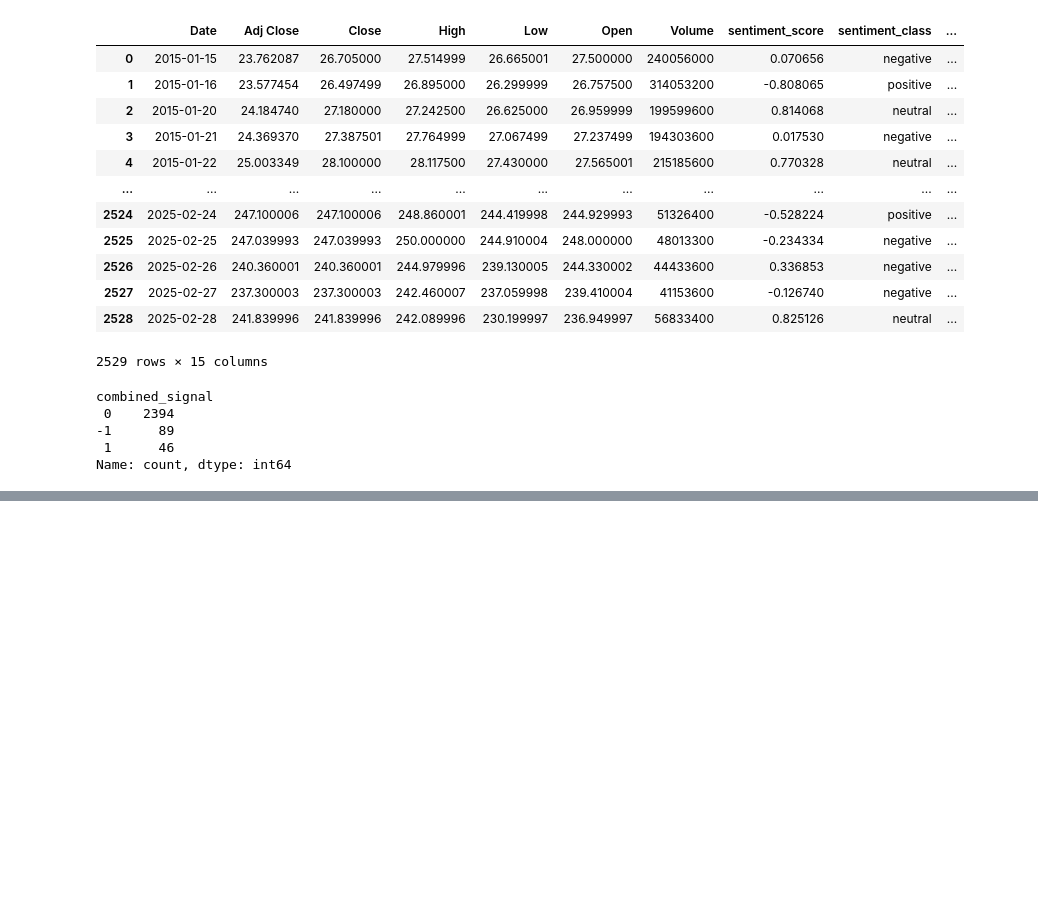
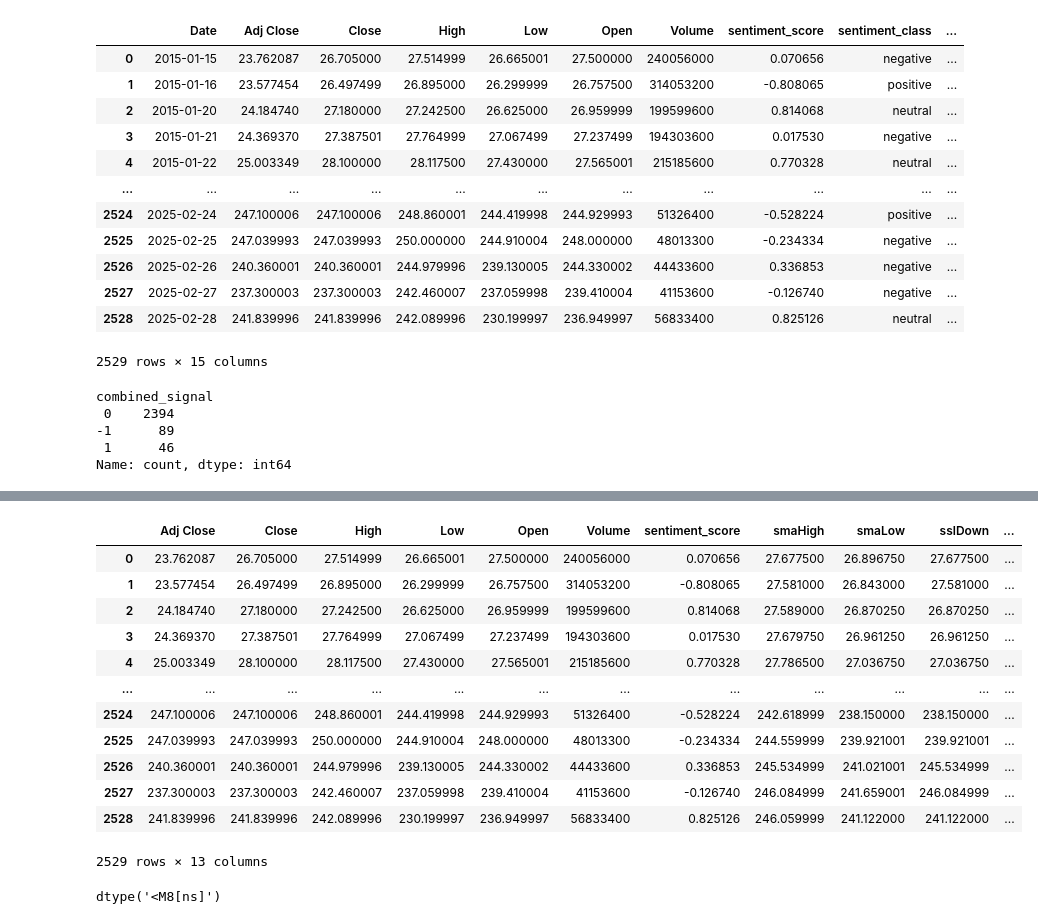
Before and after one commit to SacSresta/Research, a Jupyter notebook: notebook/stage_04_model_development.ipynb, the cells around one changed output, grey strips where cells are left out. Cells and saved outputs as stored; diff of their text form; code cells hidden in the pictures; blank space fills up the shorter version.

```diff
--- a/notebook/stage_04_model_development.ipynb
+++ b/notebook/stage_04_model_development.ipynb
@@ -119,0 +116,21 @@ bt = Backtest(ssl_df, CustomStrategy, cash=100000, commission=0.02)
+# %%
+data= ssl_df[['Adj Close', 'Close', 'High', 'Low', 'Open', 'Volume',
+       'sentiment_score',  'smaHigh', 'smaLow', 'sslDown',
+       'sslUp', 'ssl_signal', 'combined_signal']].copy(
+)
+# %%
+data
+# %% [output]
+|  | Adj Close | Close | High | Low | Open | Volume | sentiment_score | smaHigh | smaLow | sslDown | ... |
+| 0 | 23.762087 | 26.705000 | 27.514999 | 26.665001 | 27.500000 | 240056000 | 0.070656 | 27.677500 | 26.896750 | 27.677500 | ... |
+| 1 | 23.577454 | 26.497499 | 26.895000 | 26.299999 | 26.757500 | 314053200 | -0.808065 | 27.581000 | 26.843000 | 27.581000 | ... |
+| 2 | 24.184740 | 27.180000 | 27.242500 | 26.625000 | 26.959999 | 199599600 | 0.814068 | 27.589000 | 26.870250 | 26.870250 | ... |
+| 3 | 24.369370 | 27.387501 | 27.764999 | 27.067499 | 27.237499 | 194303600 | 0.017530 | 27.679750 | 26.961250 | 26.961250 | ... |
+| 4 | 25.003349 | 28.100000 | 28.117500 | 27.430000 | 27.565001 | 215185600 | 0.770328 | 27.786500 | 27.036750 | 27.036750 | ... |
+| ... | ... | ... | ... | ... | ... | ... | ... | ... | ... | ... | ... |
+| 2524 | 247.100006 | 247.100006 | 248.860001 | 244.419998 | 244.929993 | 51326400 | -0.528224 | 242.618999 | 238.150000 | 238.150000 | ... |
+| 2525 | 247.039993 | 247.039993 | 250.000000 | 244.910004 | 248.000000 | 48013300 | -0.234334 | 244.559999 | 239.921001 | 239.921001 | ... |
+| 2526 | 240.360001 | 240.360001 | 244.979996 | 239.130005 | 244.330002 | 44433600 | 0.336853 | 245.534999 | 241.021001 | 245.534999 | ... |
+| 2527 | 237.300003 | 237.300003 | 242.460007 | 237.059998 | 239.410004 | 41153600 | -0.126740 | 246.084999 | 241.659001 | 246.084999 | ... |
+| 2528 | 241.839996 | 241.839996 | 242.089996 | 230.199997 | 236.949997 | 56833400 | 0.825126 | 246.059999 | 241.122000 | 241.122000 | ... |
+2529 rows × 13 columns
@@ -119,0 +145,4 @@ bt = Backtest(ssl_df, CustomStrategy, cash=100000, commission=0.02)
+# %%
+ssl_df.index.dtype
+# %% [output]
+dtype('<M8[ns]')
```
Also changed, not shown: parts of 44 cells of this notebook, 5 other files.
